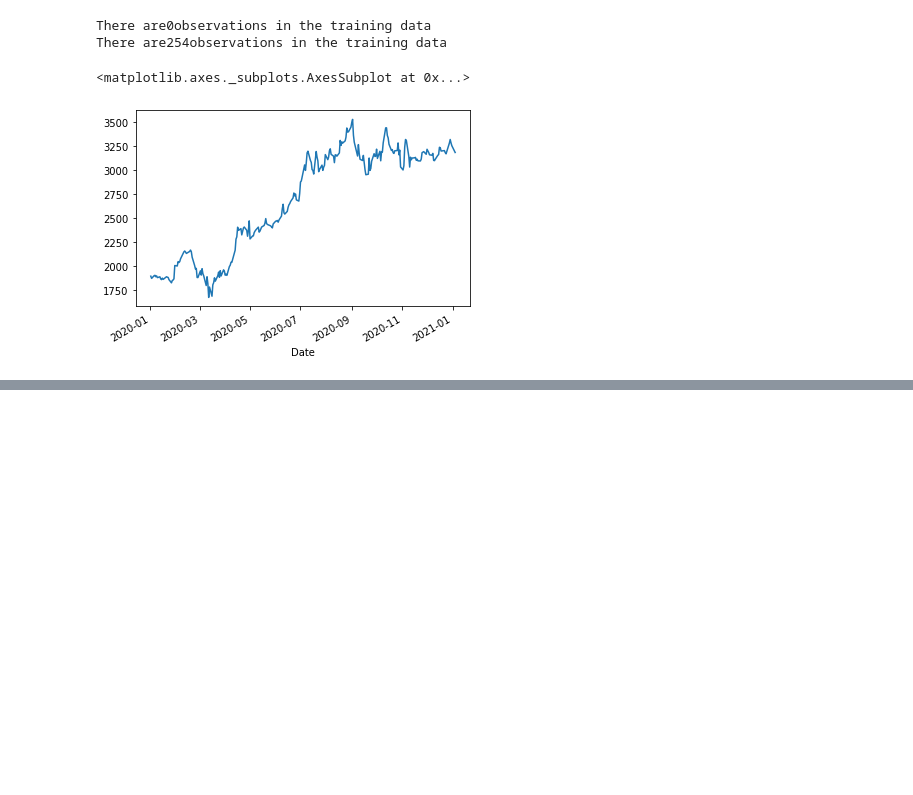
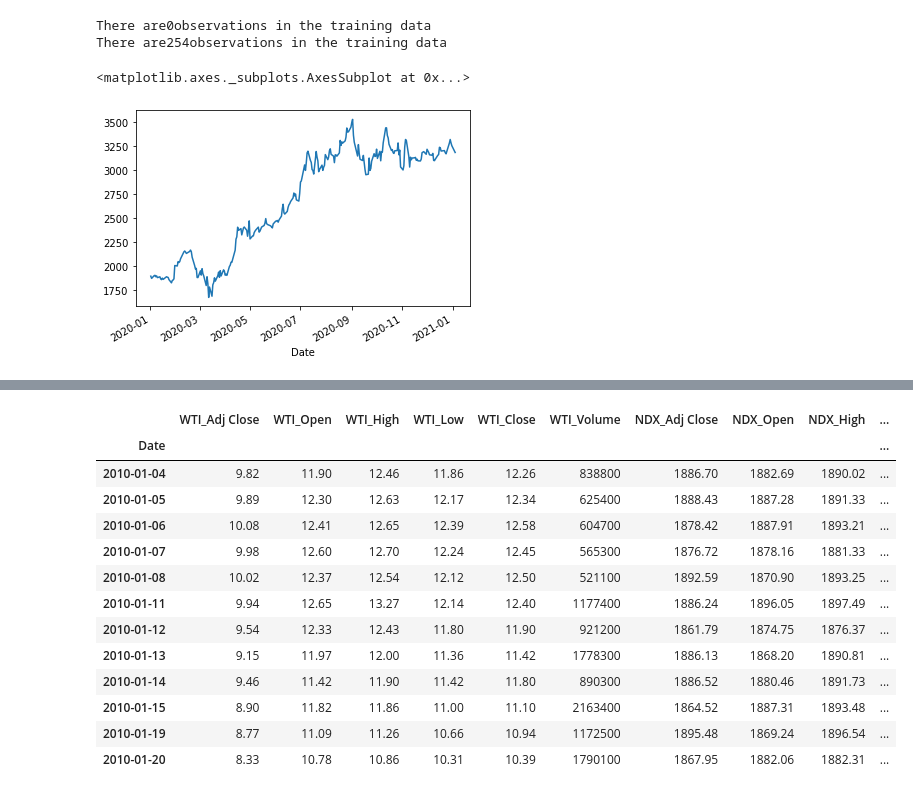
Before and after one commit to blackgreenc/AI, a Jupyter notebook: index_prediction.ipynb, the cells around one changed output, grey strips where cells are left out. Saved outputs shown, nothing was run; the diff lists cells and outputs as text; code cells hidden in the pictures; blank space fills up the shorter version.

```diff
--- a/index_prediction.ipynb
+++ b/index_prediction.ipynb
@@ -63,0 +125,19 @@ There are5285observations in the training data
+# %%
+all_data = df.concat([WTI_data, NDX_data, GOLD_data], axis=1)
+
+all_data.head(12)
+# %% [output]
+|  | WTI_Adj Close | WTI_Open | WTI_High | WTI_Low | WTI_Close | WTI_Volume | NDX_Adj Close | NDX_Open | NDX_High | ... |
+| Date |  |  |  |  |  |  |  |  |  | ... |
+| 2010-01-04 | 9.82 | 11.90 | 12.46 | 11.86 | 12.26 | 838800 | 1886.70 | 1882.69 | 1890.02 | ... |
+| 2010-01-05 | 9.89 | 12.30 | 12.63 | 12.17 | 12.34 | 625400 | 1888.43 | 1887.28 | 1891.33 | ... |
+| 2010-01-06 | 10.08 | 12.41 | 12.65 | 12.39 | 12.58 | 604700 | 1878.42 | 1887.91 | 1893.21 | ... |
+| 2010-01-07 | 9.98 | 12.60 | 12.70 | 12.24 | 12.45 | 565300 | 1876.72 | 1878.16 | 1881.33 | ... |
+| 2010-01-08 | 10.02 | 12.37 | 12.54 | 12.12 | 12.50 | 521100 | 1892.59 | 1870.90 | 1893.25 | ... |
+| 2010-01-11 | 9.94 | 12.65 | 13.27 | 12.14 | 12.40 | 1177400 | 1886.24 | 1896.05 | 1897.49 | ... |
+| 2010-01-12 | 9.54 | 12.33 | 12.43 | 11.80 | 11.90 | 921200 | 1861.79 | 1874.75 | 1876.37 | ... |
+| 2010-01-13 | 9.15 | 11.97 | 12.00 | 11.36 | 11.42 | 1778300 | 1886.13 | 1868.20 | 1890.81 | ... |
+| 2010-01-14 | 9.46 | 11.42 | 11.90 | 11.42 | 11.80 | 890300 | 1886.52 | 1880.46 | 1891.73 | ... |
+| 2010-01-15 | 8.90 | 11.82 | 11.86 | 11.00 | 11.10 | 2163400 | 1864.52 | 1887.31 | 1893.48 | ... |
+| 2010-01-19 | 8.77 | 11.09 | 11.26 | 10.66 | 10.94 | 1172500 | 1895.48 | 1869.24 | 1896.54 | ... |
+| 2010-01-20 | 8.33 | 10.78 | 10.86 | 10.31 | 10.39 | 1790100 | 1867.95 | 1882.06 | 1882.31 | ... |
```
Also changed, not shown: parts of 7 cells of this notebook.
